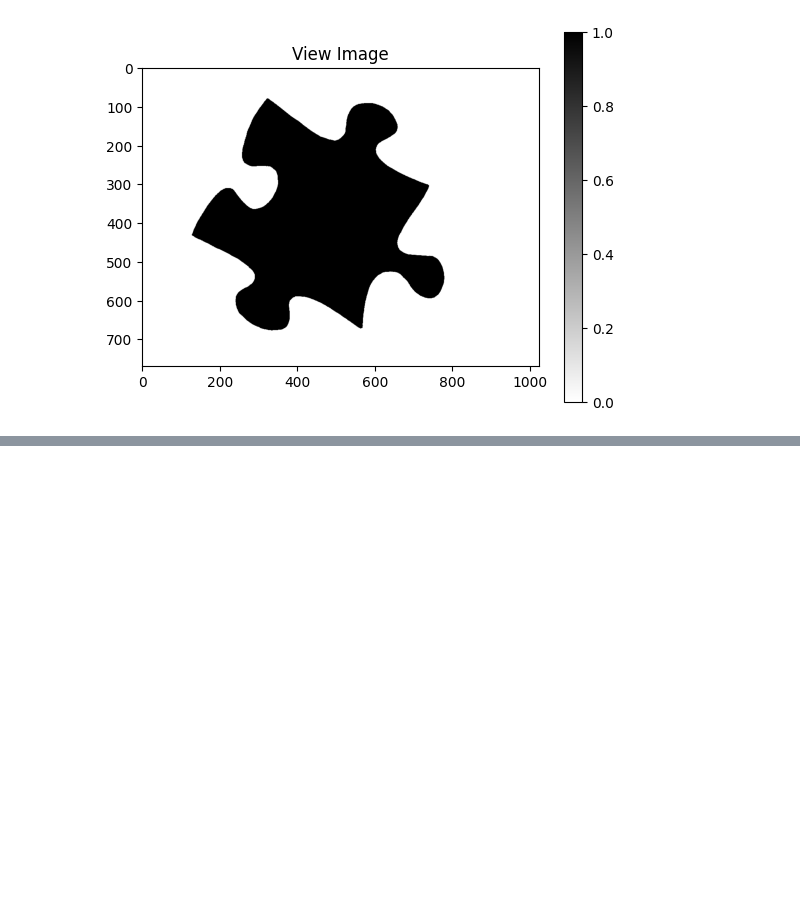
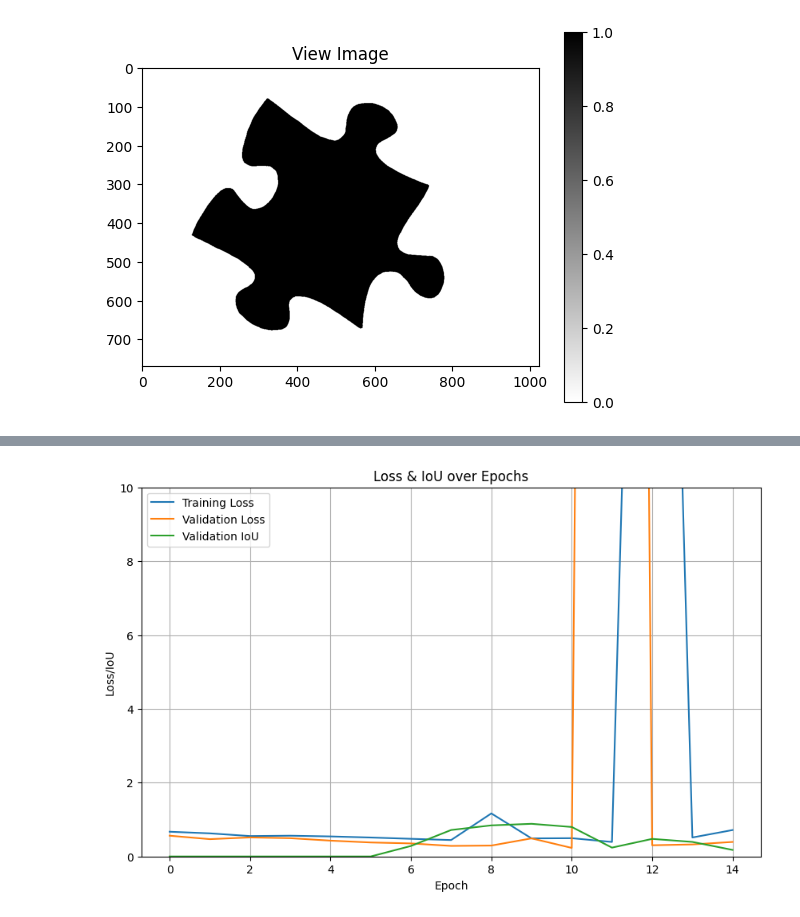
Before and after one commit to TumeloMkwambe/U-Net, a Jupyter notebook: main.ipynb, the cells around one changed output, grey strips where cells are left out. Cells and saved outputs as stored; diff of their text form; code cells hidden in the pictures; blank space fills up the shorter version.

```diff
--- a/main.ipynb
+++ b/main.ipynb
@@ -116,0 +109,20 @@ view(out_image)
+# %%
+api = wandb.Api()
+
+run = api.run("computer-vision-wits/U-Net/yy1e3i17")
+
+history = run.history()
+
+plt.figure(figsize=(10, 6))
+plt.plot(history['Training Loss'], label='Training Loss')
+plt.plot(history['Validation Loss'], label='Validation Loss')
+plt.plot(history['Validation IoU'], label='Validation IoU')
+plt.title('Loss & IoU over Epochs')
+plt.xlabel('Epoch')
+plt.ylabel('Loss/IoU')
+plt.ylim(0, 10)
+plt.legend()
+plt.grid(True)
+plt.show()
+# %% [output]
+[figure, added]
```
Also changed, not shown: parts of 8 cells of this notebook, 1 other file.
